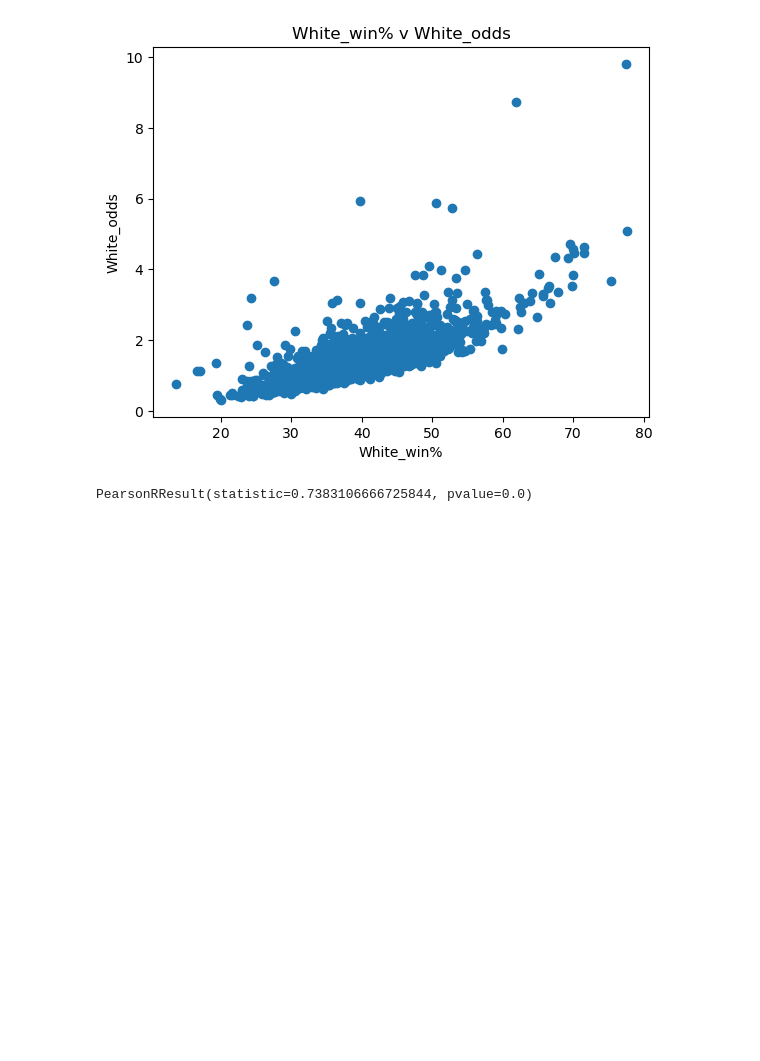
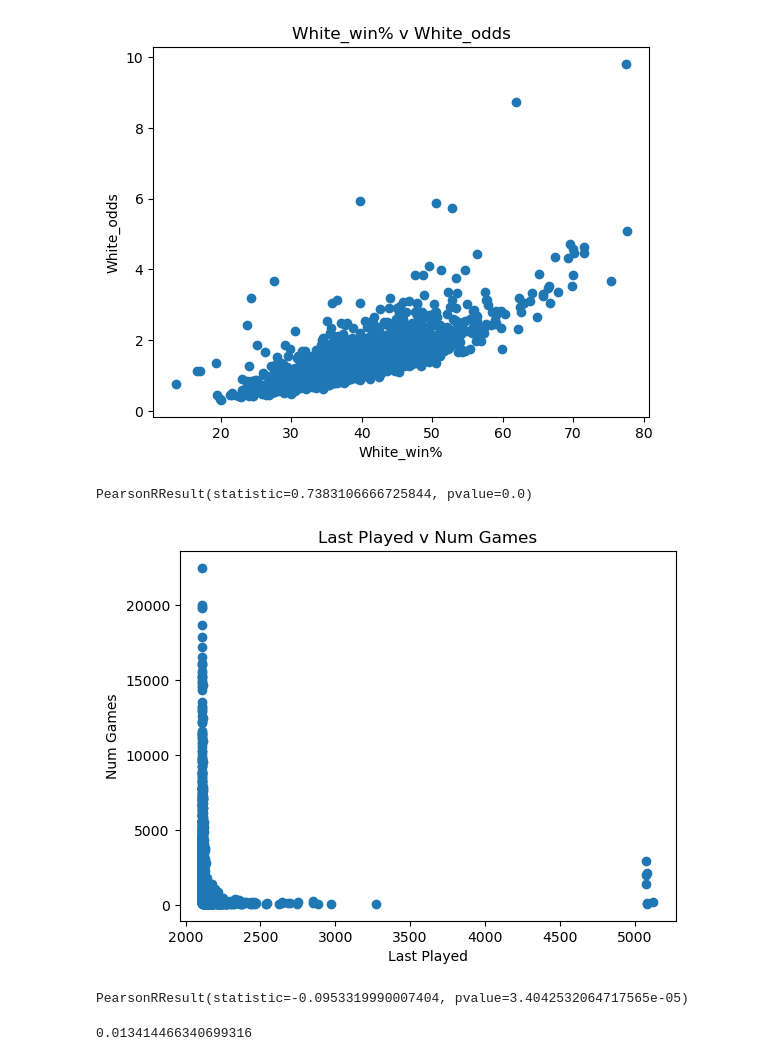
Before and after one commit to alexandredesbos/DAV-CA1, a Jupyter notebook: main.ipynb, the cells around one changed output. Drawn from its saved outputs; the diff is of its cells as text; code cells hidden in the pictures; blank space fills up the shorter version.

Commit message:
update data selection

```diff
--- a/main.ipynb
+++ b/main.ipynb
@@ -42,3 +52,9 @@ Performance indicator:
     Player Win %, Draw %, Opponent Win %: Direct outcomes when the opening is used.
 Complexity indicator:
     Number of moves: The length and complexity of the opening moves can indicate strategic depth.
+# %%
+# add a column to the dataframe
+df['num_moves'] = df['moves_list'].apply(lambda x: len(x.split()))
+
+# add the data last_played, a number of days since the last played game
+df['Last_played'] = df['Last Played'].apply(lambda x: (pd.to_datetime('today') - pd.to_datetime(x)).days)
@@ -174,3 +217,15 @@ print(corr)
 # %% [output]
 [figure]
 PearsonRResult(statistic=0.7383106666725844, pvalue=0.0)
+# %%
+plt.title("Last Played v Num Games")
+plt.xlabel("Last Played")
+plt.ylabel("Num Games")
+plt.scatter(last_played, df['Num Games'])
+plt.show()
+
+corr = pearsonr(last_played, df['Num Games'])
+print(corr)
+# %% [output]
+[figure, added]
+PearsonRResult(statistic=-0.0953319990007404, pvalue=3.4042532064717565e-05)
@@ -176,0 +237,7 @@ PearsonRResult(statistic=0.7383106666725844, pvalue=0.0)
+# %%
+model = LinearRegression()
+model.fit(df[['Perf Rating']], df['Player Win %'])
+r_sq = model.score(df[['Perf Rating']], df['Player Win %'])
+print(r_sq)
+# %% [output]
+0.013414466340699316
```
Also changed, not shown: parts of 5 cells of this notebook.
